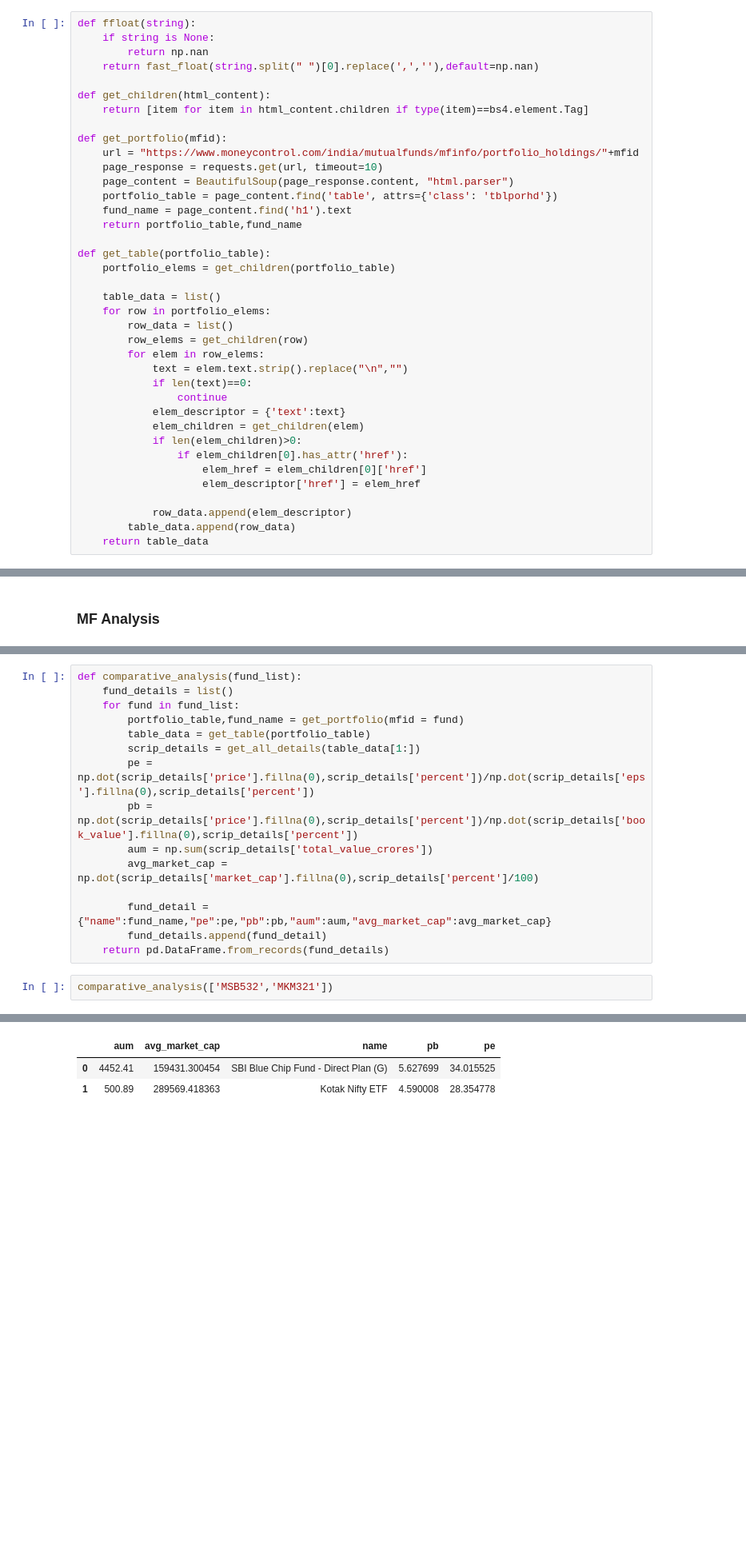
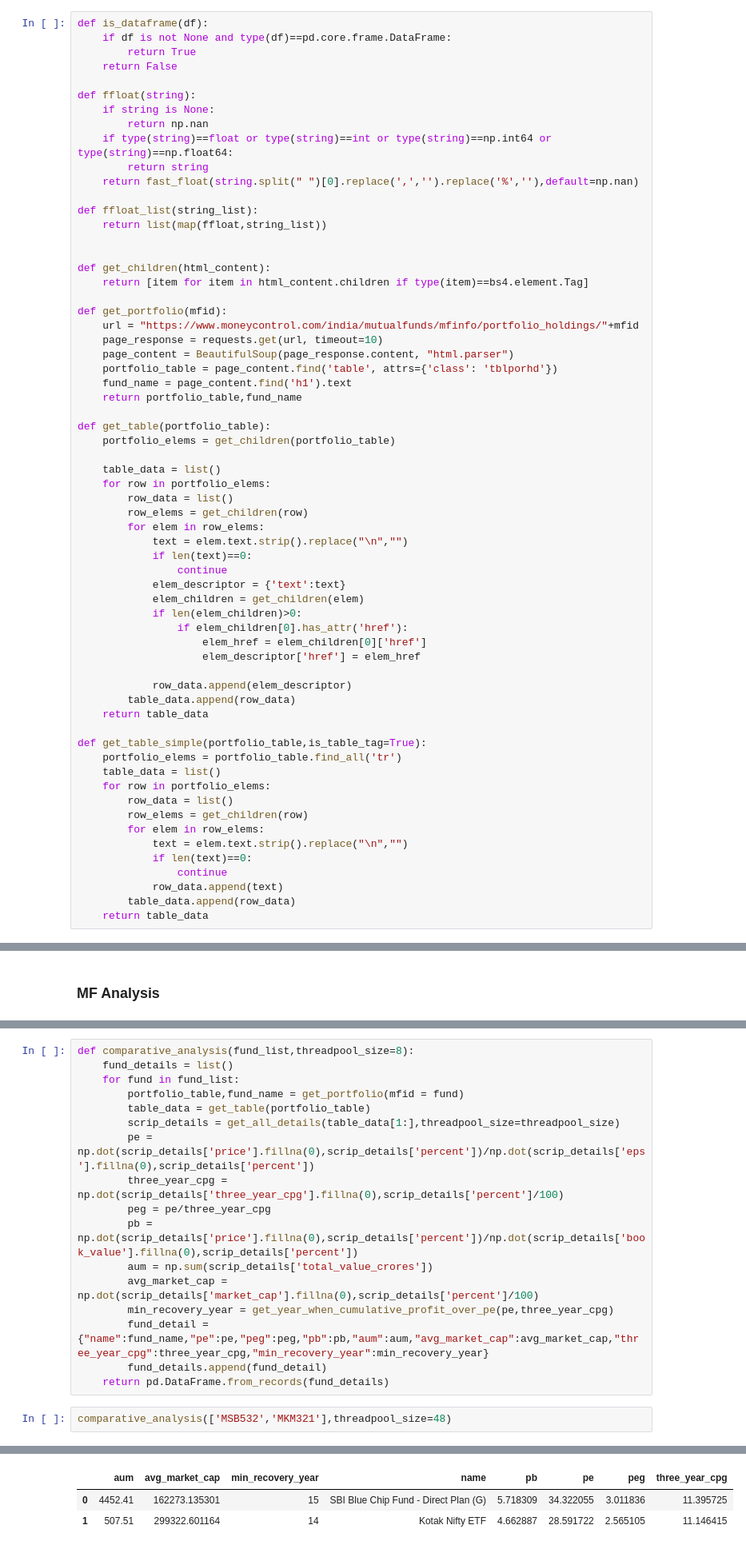
Before and after one commit to faizanahemad/data-science-utils, a Jupyter notebook: data_science_utils/financial/mutual_fund.ipynb, the cells around one changed output, grey strips where cells are left out. Shown: that part at 80% size. Cells and saved outputs as stored; diff of their text form; blank space fills up the shorter version.

```diff
--- a/data_science_utils/financial/mutual_fund.ipynb
+++ b/data_science_utils/financial/mutual_fund.ipynb
@@ -41,8 +59,19 @@ from random import shuffle
 # %%
+def is_dataframe(df):
+    if df is not None and type(df)==pd.core.frame.DataFrame:
+        return True
+    return False
+
 def ffloat(string):
     if string is None:
         return np.nan
-    return fast_float(string.split(" ")[0].replace(',',''),default=np.nan)
+    if type(string)==float or type(string)==int or type(string)==np.int64 or type(string)==np.float64:
+        return string
+    return fast_float(string.split(" ")[0].replace(',','').replace('%',''),default=np.nan)
+
+def ffloat_list(string_list):
+    return list(map(ffloat,string_list))
+
 
 def get_children(html_content):
     return [item for item in html_content.children if type(item)==bs4.element.Tag]
@@ -76,3 +105,17 @@ def get_table(portfolio_table):
             row_data.append(elem_descriptor)
         table_data.append(row_data)
     return table_data
+
+def get_table_simple(portfolio_table,is_table_tag=True):
+    portfolio_elems = portfolio_table.find_all('tr')
+    table_data = list()
+    for row in portfolio_elems:
+        row_data = list()
+        row_elems = get_children(row)
+        for elem in row_elems:
+            text = elem.text.strip().replace("\n","")
+            if len(text)==0:
+                continue
+            row_data.append(text)
+        table_data.append(row_data)
+    return table_data
@@ -190,22 +497,24 @@ def get_all_details(scrip_links_table,percent_col=4,scrip_col=0):
 # nifty MKM321 MSB1174
 # Bluechip SBI MSB532
 # %%
-def comparative_analysis(fund_list):
+def comparative_analysis(fund_list,threadpool_size=8):
     fund_details = list()
     for fund in fund_list:
         portfolio_table,fund_name = get_portfolio(mfid = fund)
         table_data = get_table(portfolio_table)
-        scrip_details = get_all_details(table_data[1:])
+        scrip_details = get_all_details(table_data[1:],threadpool_size=threadpool_size)
         pe = np.dot(scrip_details['price'].fillna(0),scrip_details['percent'])/np.dot(scrip_details['eps'].fillna(0),scrip_details['percent'])
+        three_year_cpg = np.dot(scrip_details['three_year_cpg'].fillna(0),scrip_details['percent']/100)
+        peg = pe/three_year_cpg
         pb = np.dot(scrip_details['price'].fillna(0),scrip_details['percent'])/np.dot(scrip_details['book_value'].fillna(0),scrip_details['percent'])
         aum = np.sum(scrip_details['total_value_crores'])
         avg_market_cap = np.dot(scrip_details['market_cap'].fillna(0),scrip_details['percent']/100)
-
-        fund_detail = {"name":fund_name,"pe":pe,"pb":pb,"aum":aum,"avg_market_cap":avg_market_cap}
+        min_recovery_year = get_year_when_cumulative_profit_over_pe(pe,three_year_cpg)
+        fund_detail = {"name":fund_name,"pe":pe,"peg":peg,"pb":pb,"aum":aum,"avg_market_cap":avg_market_cap,"three_year_cpg":three_year_cpg,"min_recovery_year":min_recovery_year}
         fund_details.append(fund_detail)
     return pd.DataFrame.from_records(fund_details)
 # %%
-comparative_analysis(['MSB532','MKM321'])
+comparative_analysis(['MSB532','MKM321'],threadpool_size=48)
 # %% [output]
 Some characters could not be decoded, and were replaced with REPLACEMENT CHARACTER.
 Some characters could not be decoded, and were replaced with REPLACEMENT CHARACTER.
@@ -221,6 +532,6 @@ Some characters could not be decoded, and were replaced with REPLACEMENT CHARACT
-|  | aum | avg_market_cap | name | pb | pe |
-| 0 | 4452.41 | 159431.300454 | SBI Blue Chip Fund - Direct Plan (G) | 5.627699 | 34.015525 |
-| 1 | 500.89 | 289569.418363 | Kotak Nifty ETF | 4.590008 | 28.354778 |
+|  | aum | avg_market_cap | min_recovery_year | name | pb | pe | peg | three_year_cpg |
+| 0 | 4452.41 | 162273.135301 | 15 | SBI Blue Chip Fund - Direct Plan (G) | 5.718309 | 34.322055 | 3.011836 | 11.395725 |
+| 1 | 507.51 | 299322.601164 | 14 | Kotak Nifty ETF | 4.662887 | 28.591722 | 2.565105 | 11.146415 |
 # %% [markdown]
 ### Company Analysis and Filtering
 # %% [markdown]
```
Also changed, not shown: parts of 35 cells of this notebook.
